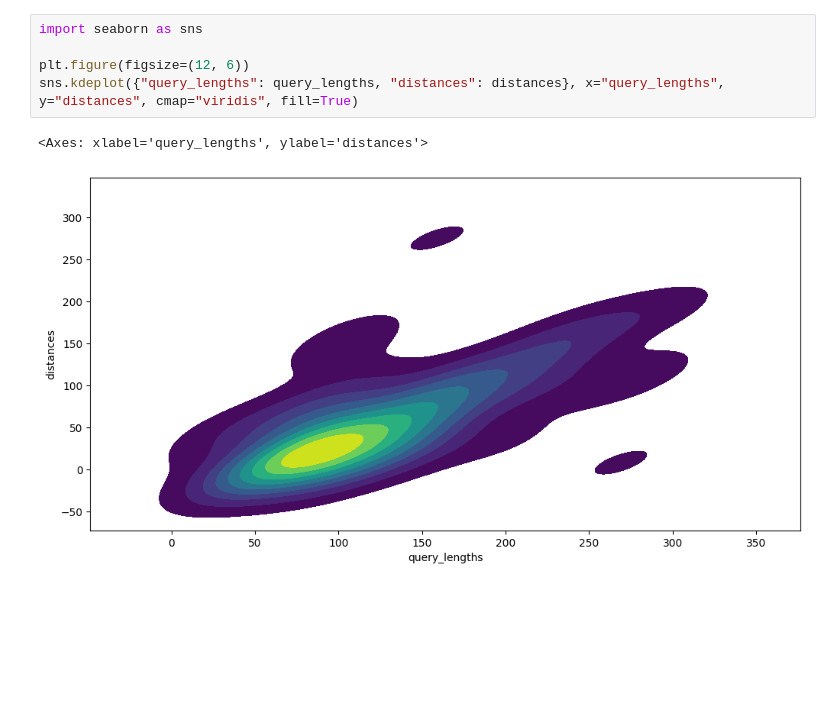
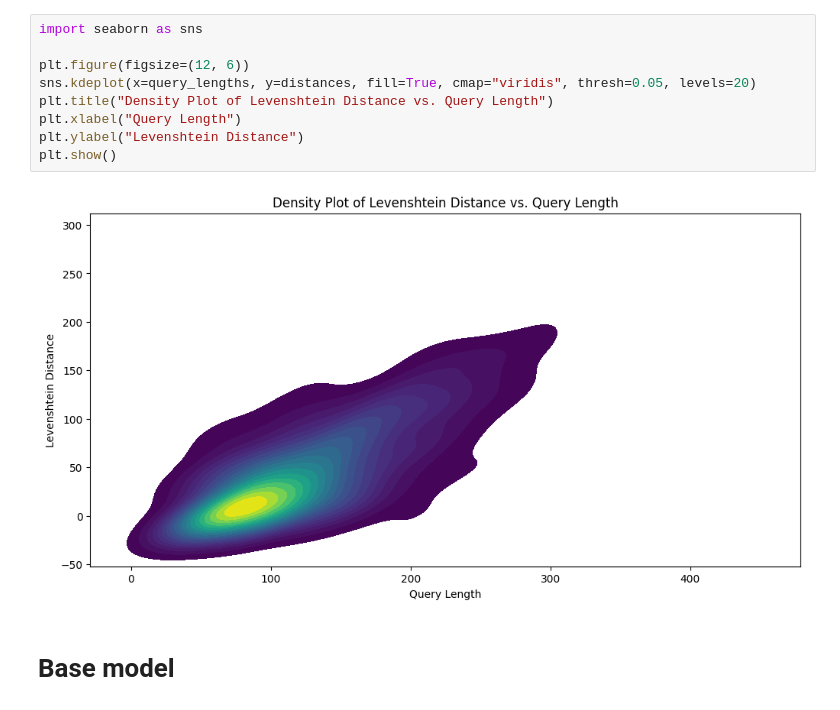
Before and after one commit to erzar0/llm-fine-tuning, a Jupyter notebook: evaluate.ipynb, the cells around one changed output. Drawn from its saved outputs; the diff is of its cells as text; blank space fills up the shorter version.

```diff
--- a/evaluate.ipynb
+++ b/evaluate.ipynb
@@ -318,8 +142,13 @@ Standard error: 0.06431115170822851
-# %%
-import seaborn as sns
-
-plt.figure(figsize=(12, 6))
-sns.kdeplot({"query_lengths": query_lengths, "distances": distances}, x="query_lengths", y="distances", cmap="viridis", fill=True)
-# %% [output]
-<Axes: xlabel='query_lengths', ylabel='distances'>
-[figure, removed]
+# %%
+import seaborn as sns
+
+plt.figure(figsize=(12, 6))
+sns.kdeplot(x=query_lengths, y=distances, fill=True, cmap="viridis", thresh=0.05, levels=20)
+plt.title("Density Plot of Levenshtein Distance vs. Query Length")
+plt.xlabel("Query Length")
+plt.ylabel("Levenshtein Distance")
+plt.show()
+# %% [output]
+[figure, added]
+# %% [markdown]
+# Base model
```
Also changed, not shown: parts of 8 cells of this notebook, 2 other files.
